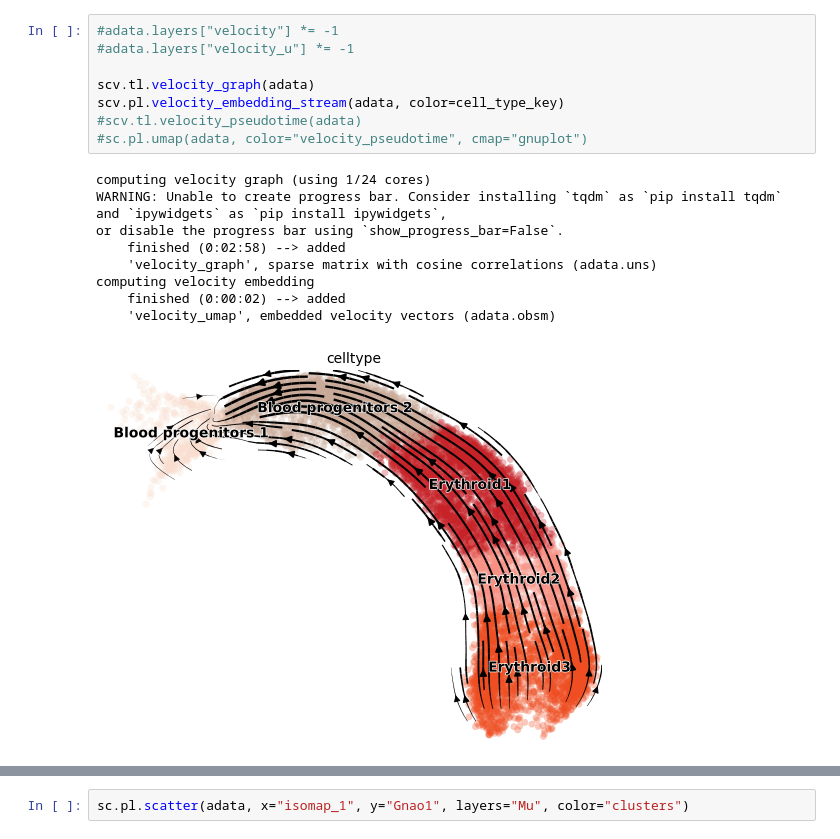
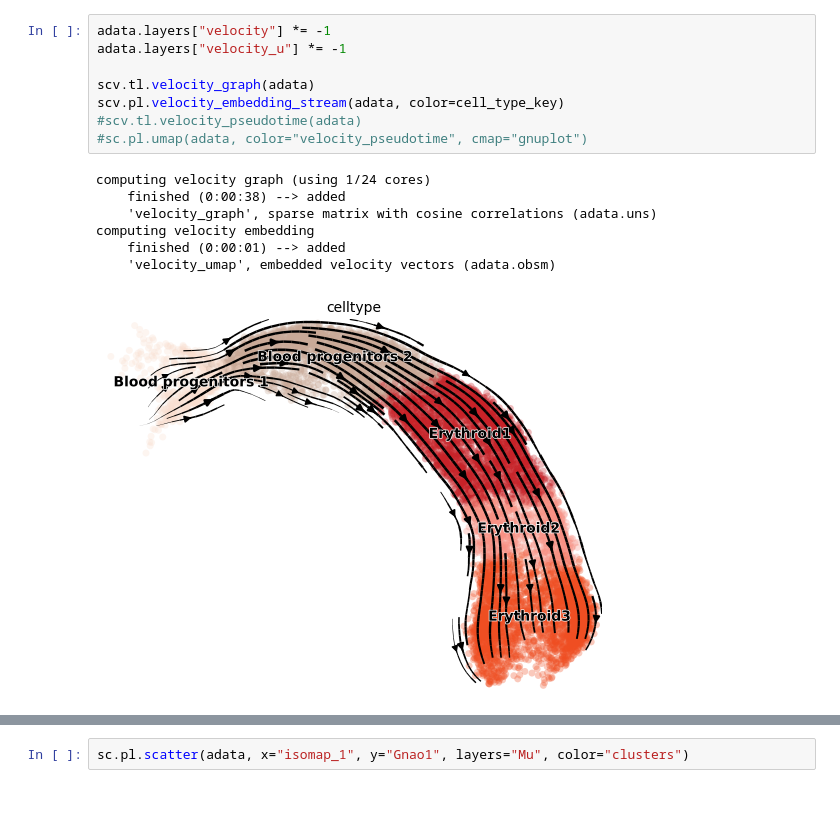
Before and after one commit to leonardogolinelli/VeloFormer, a Jupyter notebook: run_with_geodesic_preprocessing.ipynb, the cells around one changed output, grey strips where cells are left out. Cells and saved outputs as stored; diff of their text form; blank space fills up the shorter version.

```diff
--- a/run_with_geodesic_preprocessing.ipynb
+++ b/run_with_geodesic_preprocessing.ipynb
@@ -172,22 +172,20 @@ Epoch [10/10], Average Loss: 0.02642587273473256
 Results stored in adata.layers and adata.obsm
 # %%
-#adata.layers["velocity"] *= -1
-#adata.layers["velocity_u"] *= -1
+adata.layers["velocity"] *= -1
+adata.layers["velocity_u"] *= -1
 
 scv.tl.velocity_graph(adata)
 scv.pl.velocity_embedding_stream(adata, color=cell_type_key)
 #scv.tl.velocity_pseudotime(adata)
 #sc.pl.umap(adata, color="velocity_pseudotime", cmap="gnuplot")
 # %% [output]
 computing velocity graph (using 1/24 cores)
-WARNING: Unable to create progress bar. Consider installing `tqdm` as `pip install tqdm` and `ipywidgets` as `pip install ipywidgets`,
-or disable the progress bar using `show_progress_bar=False`.
-    finished (0:02:58) --> added
+    finished (0:00:38) --> added
     'velocity_graph', sparse matrix with cosine correlations (adata.uns)
 computing velocity embedding
-    finished (0:00:02) --> added
+    finished (0:00:01) --> added
     'velocity_umap', embedded velocity vectors (adata.obsm)
-[figure, old version]
+[figure, new version]
 # %%
 scv.tl.rank_velocity_genes(adata, groupby=cell_type_key)
 import pandas as pd
```
Also changed, not shown: parts of 18 cells of this notebook, 14 other files.
